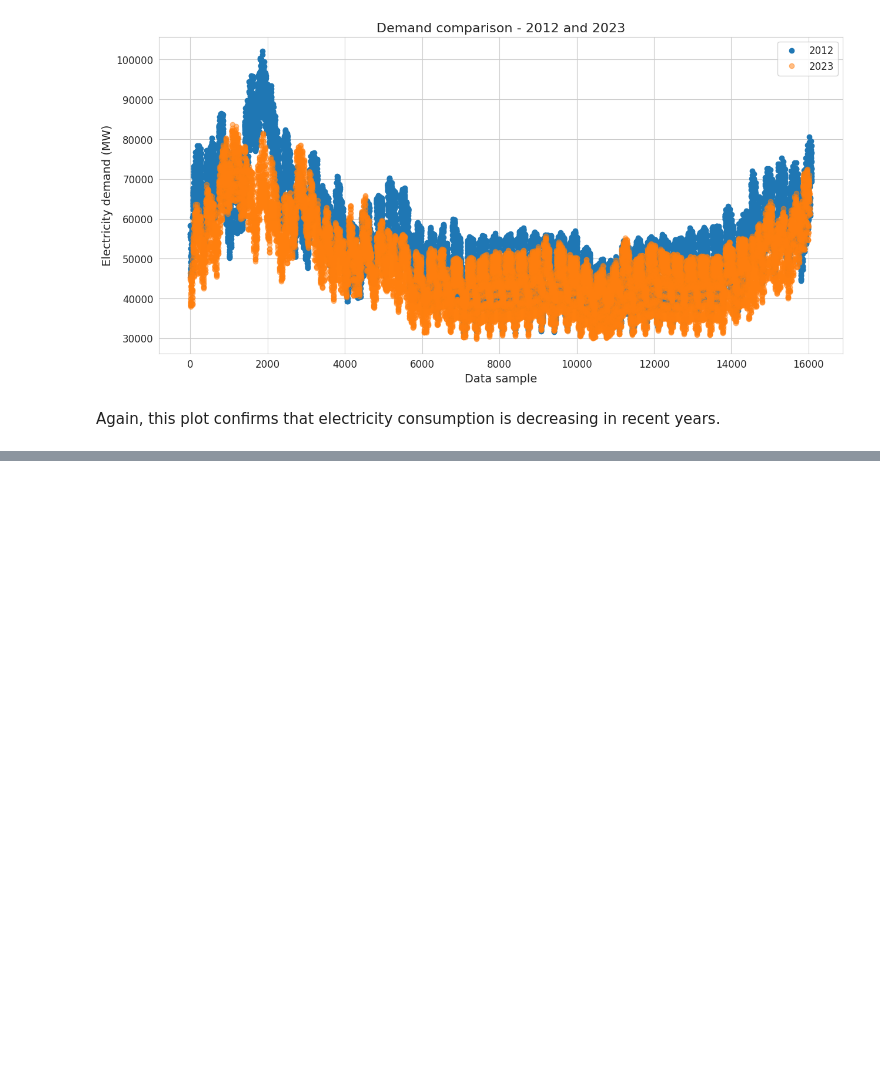
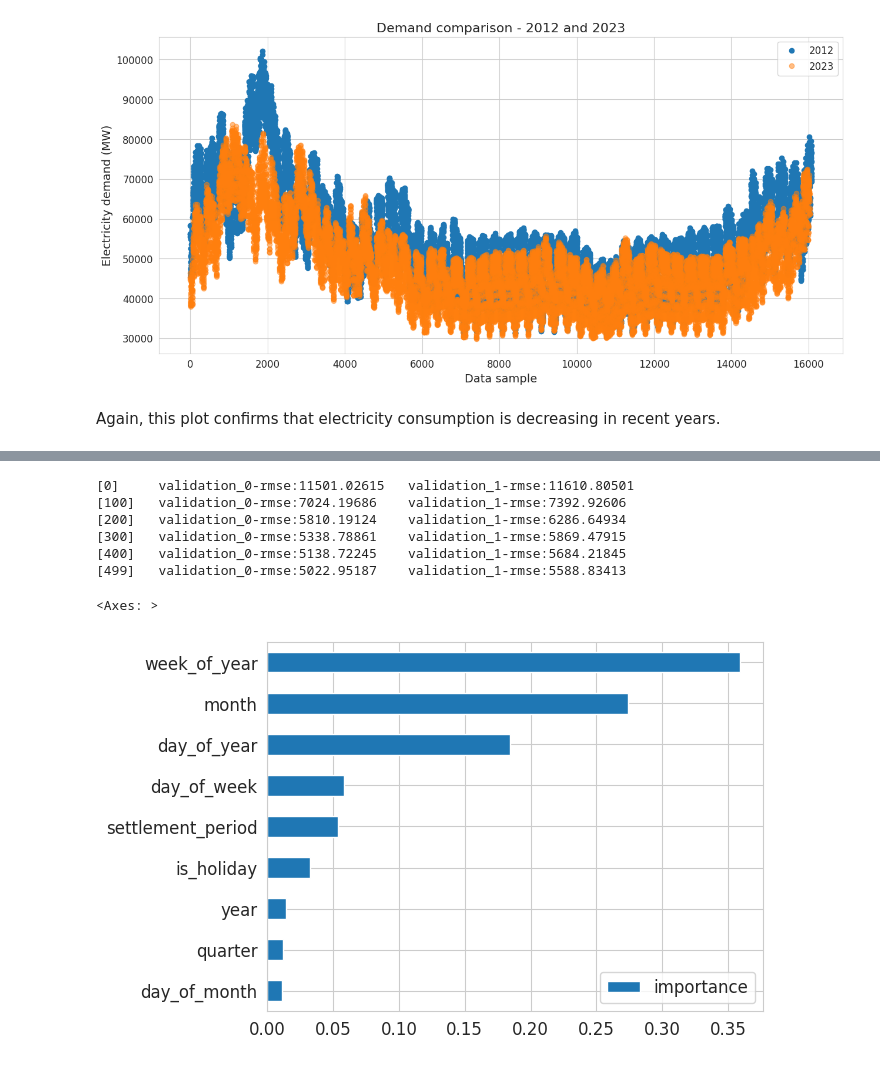
Before and after one commit to Guigz2/SP_Electrical_consumption, a Jupyter notebook: main.ipynb, the cells around one changed output, grey strips where cells are left out. Cells and saved outputs as stored; diff of their text form; code cells hidden in the pictures; blank space fills up the shorter version.

```diff
--- a/main.ipynb
+++ b/main.ipynb
@@ -418,0 +456,58 @@ In fact, in order to get a decent result, I had to reduce the frequency of the d
+# %%
+Features = [
+    "is_holiday",
+    "settlement_period",
+    "day_of_month",
+    "day_of_week",
+    "day_of_year",
+    "quarter",
+    "month",
+    "year",
+    "week_of_year",
+]
+Target = "consommation"
+
+#Prepare the training, testing and validation datasets
+X_train = train_data[Features]
+y_train = train_data[Target]
+
+X_test = test_data[Features]
+y_test = test_data[Target]
+
+X_val = val_data[Features]
+y_val = val_data[Target]
+
+#Initialize and train the model
+xgb_simple = xgb.XGBRegressor(
+    n_estimators=500,
+    max_depth=3,
+    learning_rate=0.01,
+    early_stopping_rounds=50,
+    random_state=42,
+)
+
+xgb_simple.fit(
+    X_train,
+    y_train,
+    eval_set=[(X_test, y_test), (X_val, y_val)],
+    verbose=100,
+);
+# %% [output]
+[0]     validation_0-rmse:11501.02615   validation_1-rmse:11610.80501
+[100]   validation_0-rmse:7024.19686    validation_1-rmse:7392.92606
+[200]   validation_0-rmse:5810.19124    validation_1-rmse:6286.64934
+[300]   validation_0-rmse:5338.78861    validation_1-rmse:5869.47915
+[400]   validation_0-rmse:5138.72245    validation_1-rmse:5684.21845
+[499]   validation_0-rmse:5022.95187    validation_1-rmse:5588.83413
+# %%
+para_importance = pd.DataFrame(
+    data= xgb_simple.feature_importances_,
+    index= xgb_simple.get_booster().feature_names,
+    columns=["importance"]
+)
+
+para_importance.sort_values("importance", ascending=True, inplace=True)
+para_importance.plot(kind="barh")
+# %% [output]
+<Axes: >
+[figure, added]
```
Also changed, not shown: parts of 20 cells of this notebook.
